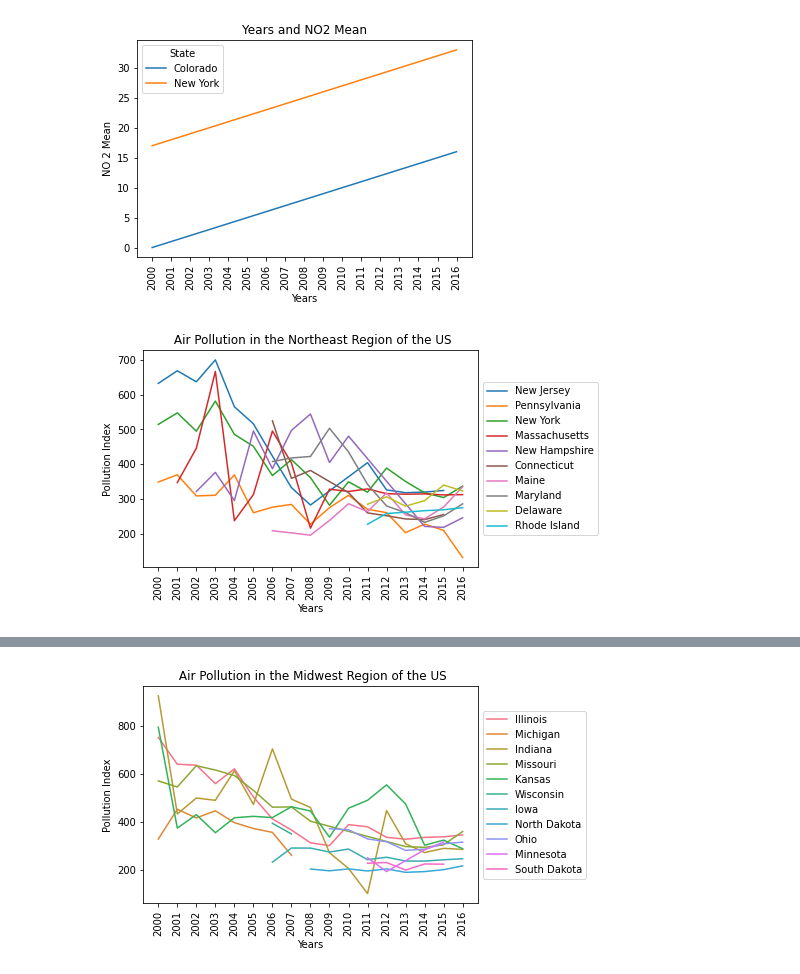
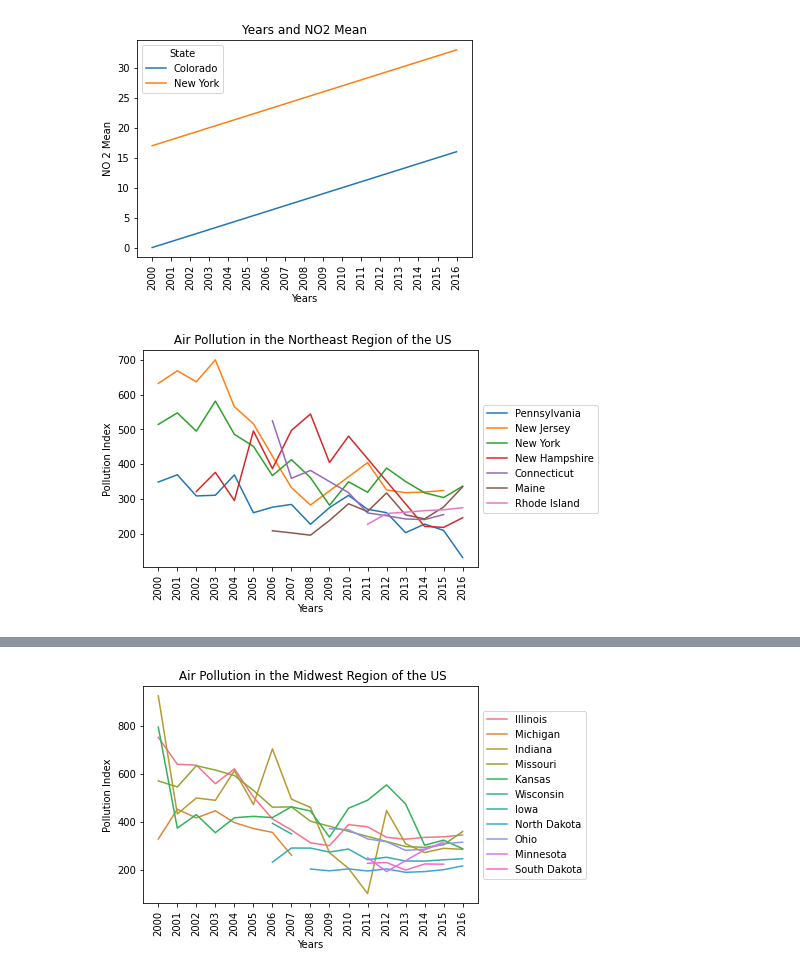
Before and after one commit to Wes90/Climate-DEchangers, a Jupyter notebook: Air quality charts.ipynb, the cells around one changed output, grey strips where cells are left out. Saved outputs shown, nothing was run; the diff lists cells and outputs as text; code cells hidden in the pictures.

```diff
--- a/Air quality charts.ipynb
+++ b/Air quality charts.ipynb
@@ -104,24 +105,23 @@ new_df.head()
 new_df.to_csv("pollution_index.csv")
 # %%
 #Northeast
-north_east = new_df.loc[((new_df["State"] == "Maine")) | ((new_df["State"]=="Massachusetts")) |
-                       ((new_df["State"] == "Rhode Island"))| ((new_df["State"] == "Connecticut"))|
-                       ((new_df["State"] == "New Hampshire")) | ((new_df["State"] == "Vermont"))|
-                       ((new_df["State"] == "New York"))|((new_df["State"] == "Pennsylvania"))|
-                       ((new_df["State"] == "New Jersey"))|((new_df["State"] == "Delaware"))|
-                       ((new_df["State"] == "Maryland"))]
+north_east = new_df.loc[((new_df["State"] == "Pennsylvania")) | ((new_df["State"]=="New York")) |
+                       ((new_df["State"] == "Maine"))| ((new_df["State"] == "New Jersey"))|
+                       ((new_df["State"] == "Vermont")) | ((new_df["State"] == "New Hampshire"))|
+                       ((new_df["State"] == "Rhode Island"))|((new_df["State"] == "Connecticut"))]
+
 
 north_east = north_east.sort_values("Year").reset_index(drop=True)
 ne = sns.lineplot(data=north_east, x="Year", y="Pollution Index", hue="State")
 plt.xlabel("Years")
 plt.ylabel("Pollution Index")
 plt.title(" Air Pollution in the Northeast Region of the US")
 ax.yaxis.set_major_locator(ticker.MultipleLocator(5))
 ax.yaxis.set_major_formatter(ticker.ScalarFormatter())
 plt.xticks(rotation = 'vertical')
 plt.legend(loc='center left', bbox_to_anchor=(1.0, 0.5))
 plt.show()
 # %% [output]
-[figure, old version]
+[figure, new version]
 # %%
 #Southeast
```
Also changed, not shown: parts of 6 cells of this notebook, 1 other file.
